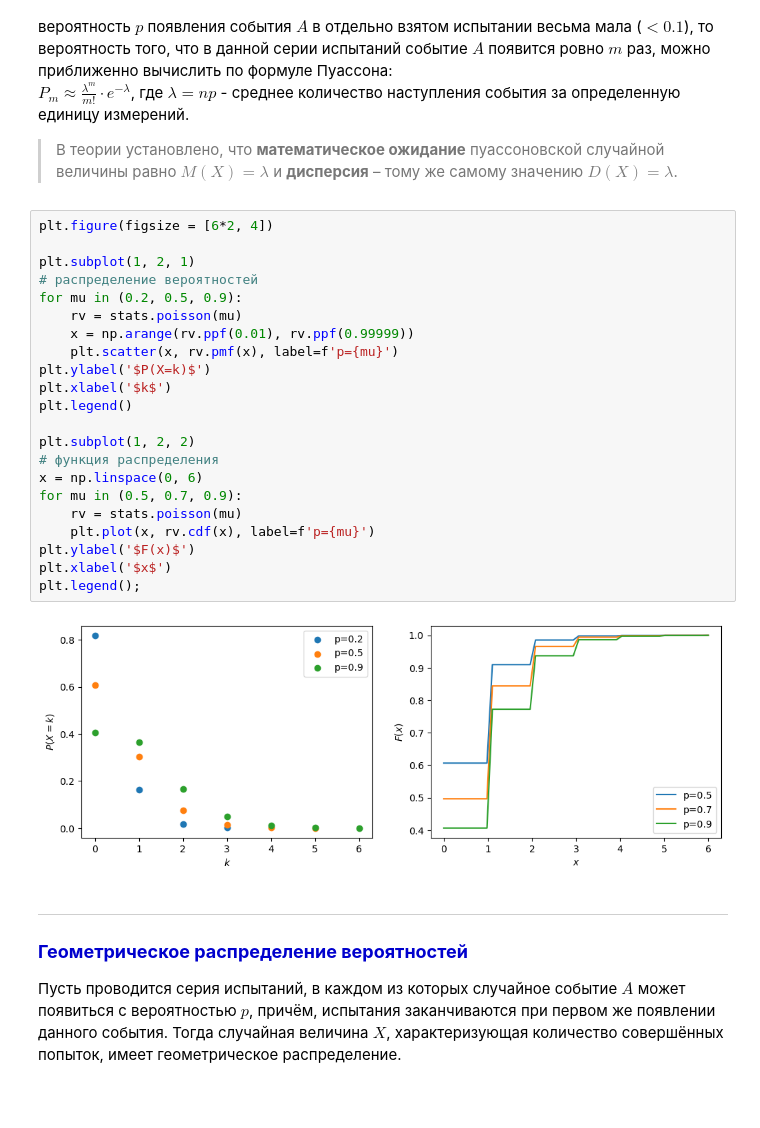
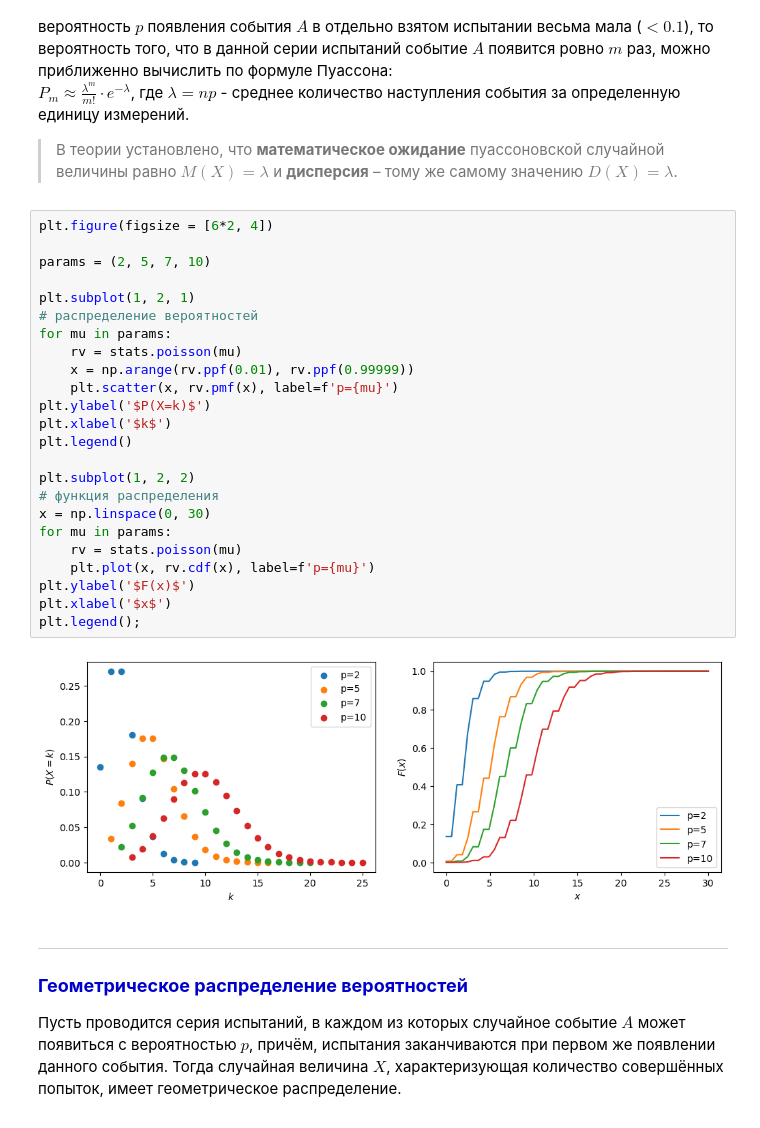
Before and after one commit to TanXmas/ProbabilityTheory_and_Statistics, a Jupyter notebook: PT_02_Random values. Discrete random value.ipynb, the cells around one changed output. Drawn from its saved outputs; the diff is of its cells as text.

```diff
--- a/PT_02_Random values. Discrete random value.ipynb
+++ b/PT_02_Random values. Discrete random value.ipynb
@@ -236,27 +236,29 @@ $\displaystyle P_m\approx \frac{λ^m}{m!}\cdot e^{-λ}$, где $λ = np$ - ср
 # %%
 plt.figure(figsize = [6*2, 4])
 
+params = (2, 5, 7, 10)
+
 plt.subplot(1, 2, 1)
 # распределение вероятностей
-for mu in (0.2, 0.5, 0.9):
+for mu in params:
     rv = stats.poisson(mu)
     x = np.arange(rv.ppf(0.01), rv.ppf(0.99999))
     plt.scatter(x, rv.pmf(x), label=f'p={mu}')
 plt.ylabel('$P(X=k)$')
 plt.xlabel('$k$')
 plt.legend()
 
 plt.subplot(1, 2, 2)
 # функция распределения
-x = np.linspace(0, 6)
-for mu in (0.5, 0.7, 0.9):
+x = np.linspace(0, 30)
+for mu in params:
     rv = stats.poisson(mu)
     plt.plot(x, rv.cdf(x), label=f'p={mu}')
 plt.ylabel('$F(x)$')
 plt.xlabel('$x$')
 plt.legend();
 # %% [output]
-[figure, old version]
+[figure, new version]
 # %% [markdown]
 ___
 ### <font color = MediumBlue size = 4> <b>Геометрическое распределение вероятностей</b> </font>
```
